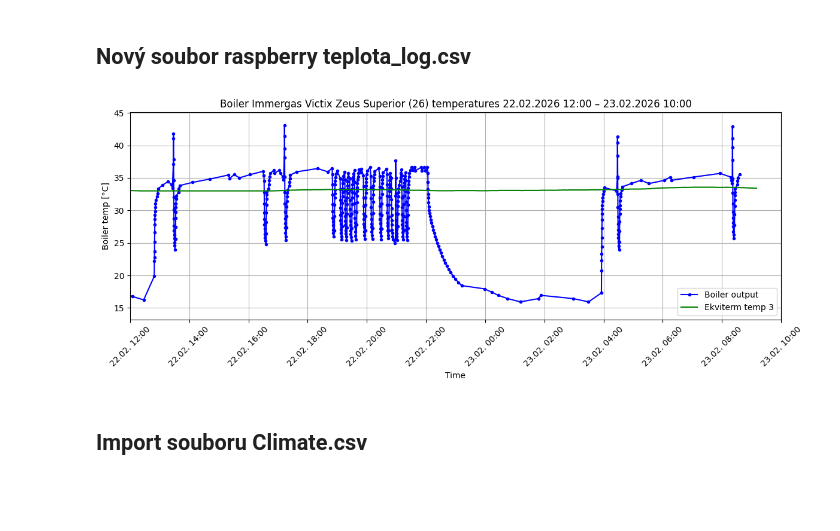
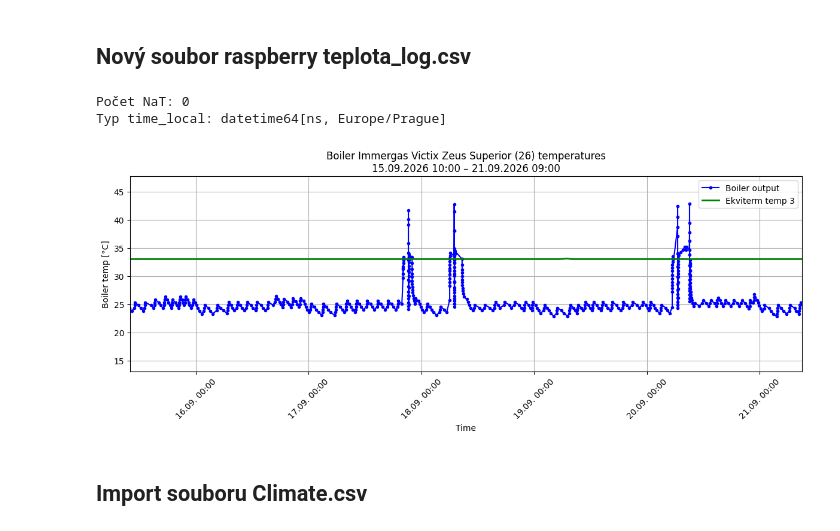
Before and after one commit to MarekCoderslab/Teploty_kotle, a Jupyter notebook: Teplota_kotle.ipynb, the cells around one changed output. Cells and saved outputs as stored; diff of their text form; code cells hidden in the pictures; blank space fills up the shorter version.

```diff
--- a/Teplota_kotle.ipynb
+++ b/Teplota_kotle.ipynb
@@ -138,7 +138,7 @@ ax.xaxis.set_major_formatter(
 )
 plt.xticks(rotation=45)
 
-df = pd.read_csv("teplota_log.csv", header=None, names=["Time", "Value"])
+df = pd.read_csv("/Users/Marek/Documents/raspberry/netatmo/teplota_log.csv", header=None, names=["Time", "Value"])
 df["Time"] = (
     pd.to_datetime(df["Time"], errors="coerce")
     .dt.tz_localize("Europe/Prague") # ← DŮLEŽITÉ
@@ -147,7 +147,7 @@ df["Time"] = (
 df["Value"] = pd.to_numeric(df["Value"], errors="coerce")
 df = df.dropna().sort_values("Time").drop_duplicates("Time")
 
-df_plot = df[df["Time"] >= df["Time"].max() - pd.Timedelta(hours=12)]
+df_plot = df[df["Time"] >= df["Time"].max() - pd.Timedelta(hours=48)]
 
 plt.plot(df_plot["Time"], df_plot["Value"])
 plt.scatter(df_plot["Time"], df_plot["Value"], s=10)
@@ -177,7 +177,7 @@ df.tail(10)
 import pandas as pd
 
 # Cesta k souboru
-path = "/Users/Marek/Library/Mobile Documents/com~apple~CloudDocs/Documents/GitHub/Teploty_kotle/netatmo_climate.csv"
+path = "/Users/Marek/Documents/raspberry/netatmo/netatmo_climate.csv"
 
 # Načtení dat - tentokrát bez skiprows, protože data začínají hned
 df_netatmo = pd.read_csv(path)
@@ -243,17 +243,28 @@ import matplotlib.dates as mdates
 import pandas as pd
 import zoneinfo
 
-# --- ČASOVÉ OKNO (musí mít stejnou zónu jako Netatmo) ---
-# start_time = pd.Timestamp("2026-02-14 10:00:00", tz="Europe/Prague")
-# end_time   = pd.Timestamp("2026-02-15 09:00:00", tz="Europe/Prague")
+# ---------------------------------------------------------
+# ČASOVÉ OKNO
+# ---------------------------------------------------------
+start_tz = pd.Timestamp("2026-09-15 10:00:00", tz="Europe/Prague")
+end_tz   = pd.Timestamp("2026-09-21 09:00:00", tz="Europe/Prague")
 
-plt.figure(figsize=(12,5))
+start_naive = start_tz.tz_localize(None)
+end_naive   = end_tz.tz_localize(None)
+
+plt.figure(figsize=(12, 5))
 ax = plt.gca()
 
 # ---------------------------------------------------------
-# 1) KOTEL – převedeme do stejné zóny jako Netatmo
+# 1) KOTEL
 # ---------------------------------------------------------
-df["Time"] = pd.to_datetime(df["Time"], errors="coerce")
+df["Time"] = pd.to_datetime(
+    df["Time"],
+    errors="coerce"
+)
+
+# odstranění neplatných řádků
+df = df.dropna(subset=["Time", "Value"])
 
 if df["Time"].dt.tz is None:
     df["Time"] = df["Time"].dt.tz_localize("Europe/Prague")
@@ -269,47 +280,64 @@ ax.plot(
 )
 
 # ---------------------------------------------------------
-# 2) NETATMO – timestamp je UTC → převedeme do Europe/Prague
+# 2) NETATMO
 # ---------------------------------------------------------
-df_netatmo["time_local"] = (
-    pd.to_datetime(df_netatmo["timestamp"], unit="s", utc=True)
-    .dt.tz_convert("Europe/Prague")
+# timestamp už obsahuje datetime
+
+df_netatmo["time_local"] = pd.to_datetime(
+    df_netatmo["timestamp"],
+    errors="coerce"
 )
+
+# odstranění problematických řádků
+df_netatmo = df_netatmo.dropna(
+    subset=["time_local", "Boiler_water_2"]
+)
+
+print("Počet NaT:", df_netatmo["time_local"].isna().sum())
+print("Typ time_local:", df_netatmo["time_local"].dtype)
 
 ax.plot(
     df_netatmo["time_local"],
     df_netatmo["Boiler_water_2"],
     color="green",
+    linewidth=2,
     label="Ekviterm temp 3"
 )
 
 # ---------------------------------------------------------
 # 3) ČASOVÉ OKNO
 # ---------------------------------------------------------
 ax.set_xlim(start_tz, end_tz)
 
 # ---------------------------------------------------------
-# 4) FORMÁT OSY X – nastavíme Europe/Prague
+# 4) FORMÁT OSY X
 # ---------------------------------------------------------
 ax.xaxis.set_major_formatter(
-    mdates.DateFormatter('%d.%m. %H:%M', tz=zoneinfo.ZoneInfo("Europe/Prague"))
+    mdates.DateFormatter(
+        "%d.%m. %H:%M",
+        tz=zoneinfo.ZoneInfo("Europe/Prague")
+    )
 )
 
 plt.xticks(rotation=45)
 
 plt.title(
-    f"Boiler Immergas Victix Zeus Superior (26) temperatures "
+    f"Boiler Immergas Victix Zeus Superior (26) temperatures\n"
     f"{start_naive:%d.%m.%Y %H:%M} – {end_naive:%d.%m.%Y %H:%M}"
 )
 
 ax.set_xlabel("Time")
 ax.set_ylabel("Boiler temp [°C]")
+
 plt.grid(True)
 plt.legend()
 plt.tight_layout()
 plt.show()
 # %% [output]
+Počet NaT: 0
+Typ time_local: datetime64[ns, Europe/Prague]
-[figure, old version]
+[figure, new version]
 # %% [markdown]
 ## Import souboru Climate.csv
 # %%
```
Also changed, not shown: parts of 14 cells of this notebook, 5 other files.
